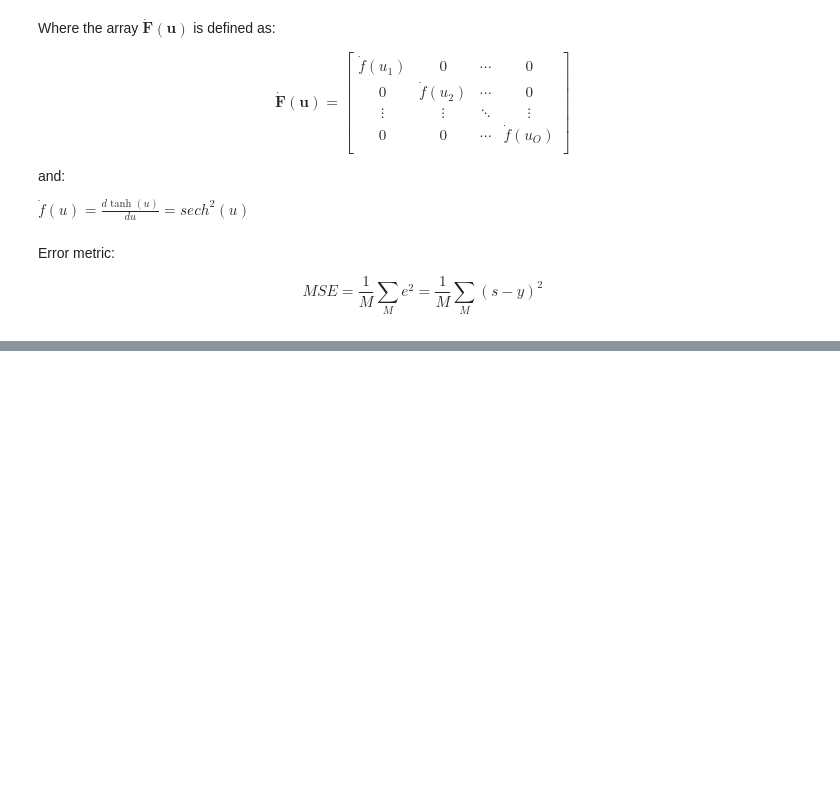
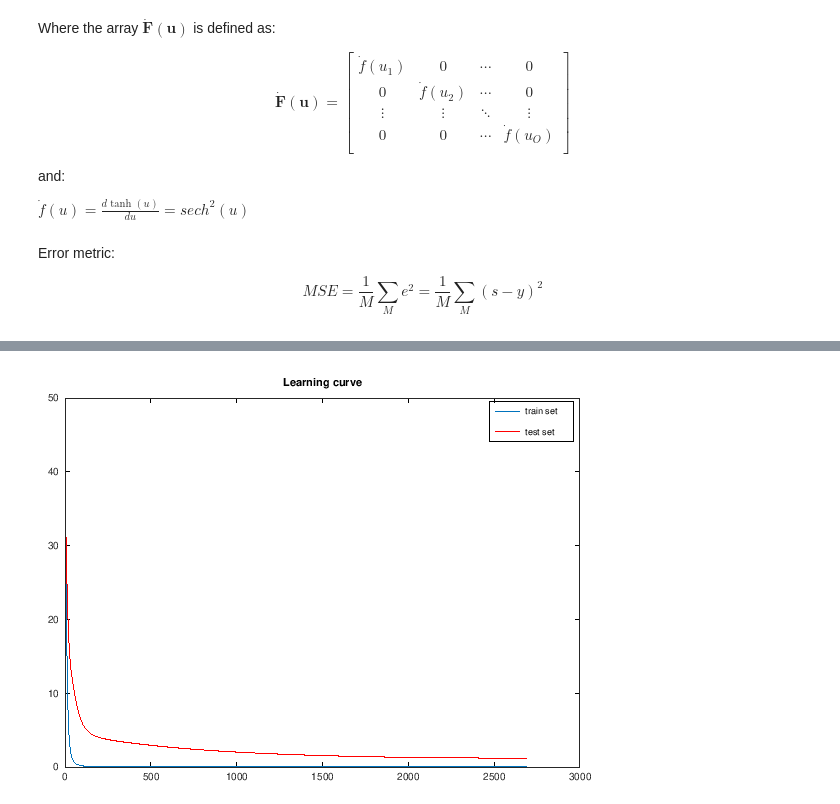
Before and after one commit to RafaelGoncalves8/mlp, a Jupyter notebook: notebook/mlp.ipynb, the cells around one changed output, grey strips where cells are left out. Saved outputs shown, nothing was run; the diff lists cells and outputs as text; code cells hidden in the pictures; blank space fills up the shorter version.

```diff
--- a/notebook/mlp.ipynb
+++ b/notebook/mlp.ipynb
@@ -343,0 +301,9 @@ y_test =
+# %%
+% learning curve
+plot(mse_train_vec)
+hold on
+plot(mse_test_vec, 'r')
+title('Learning curve')
+legend('train set', 'test set')
+# %% [output]
+[figure, added]
```
Also changed, not shown: parts of 27 cells of this notebook, 12 other files.
